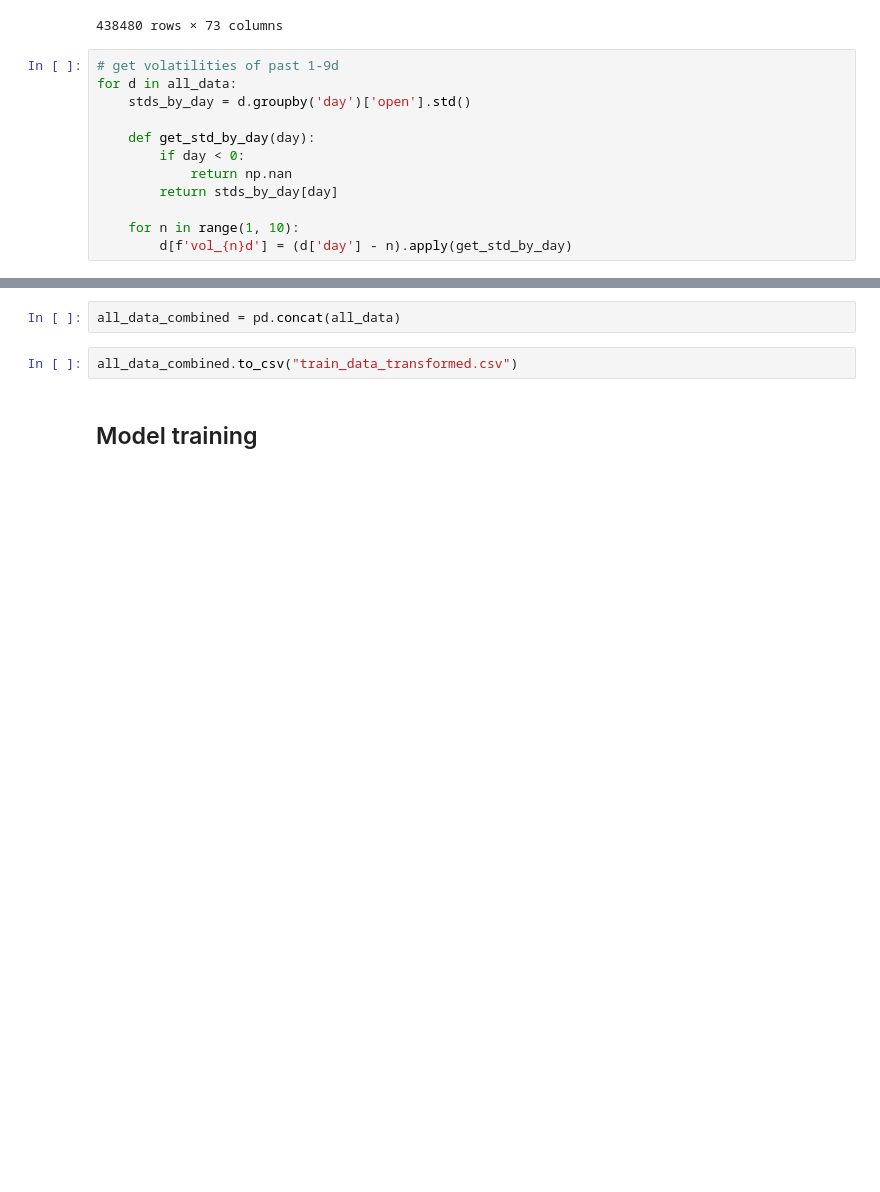
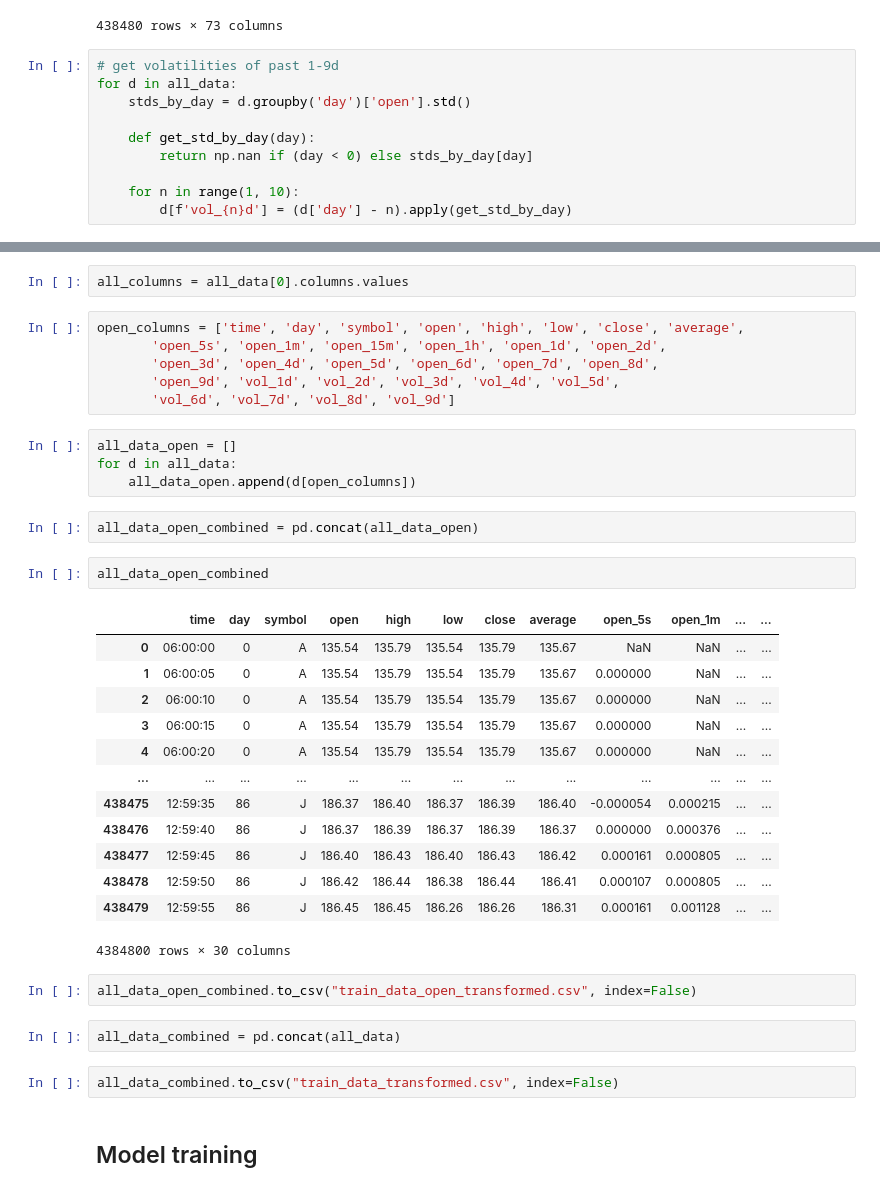
Before and after one commit to dydx314/stats202, a Jupyter notebook: project.ipynb, the cells around one changed output, grey strips where cells are left out. Drawn from its saved outputs; the diff is of its cells as text; blank space fills up the shorter version.

```diff
--- a/project.ipynb
+++ b/project.ipynb
@@ -127,9 +127,7 @@ for d in all_data:
     stds_by_day = d.groupby('day')['open'].std()
 
     def get_std_by_day(day):
-        if day < 0:
-            return np.nan
-        return stds_by_day[day]
+        return np.nan if (day < 0) else stds_by_day[day]
 
     for n in range(1, 10):
         d[f'vol_{n}d'] = (d['day'] - n).apply(get_std_by_day)
@@ -138,7 +150,39 @@ all_data[0]
+# %%
+all_columns = all_data[0].columns.values
+# %%
+open_columns = ['time', 'day', 'symbol', 'open', 'high', 'low', 'close', 'average',
+       'open_5s', 'open_1m', 'open_15m', 'open_1h', 'open_1d', 'open_2d',
+       'open_3d', 'open_4d', 'open_5d', 'open_6d', 'open_7d', 'open_8d',
+       'open_9d', 'vol_1d', 'vol_2d', 'vol_3d', 'vol_4d', 'vol_5d',
+       'vol_6d', 'vol_7d', 'vol_8d', 'vol_9d']
+# %%
+all_data_open = []
+for d in all_data:
+    all_data_open.append(d[open_columns])
+# %%
+all_data_open_combined = pd.concat(all_data_open)
+# %%
+all_data_open_combined
+# %% [output]
+|  | time | day | symbol | open | high | low | close | average | open_5s | open_1m | ... | ... |
+| 0 | 06:00:00 | 0 | A | 135.54 | 135.79 | 135.54 | 135.79 | 135.67 | NaN | NaN | ... | ... |
+| 1 | 06:00:05 | 0 | A | 135.54 | 135.79 | 135.54 | 135.79 | 135.67 | 0.000000 | NaN | ... | ... |
+| 2 | 06:00:10 | 0 | A | 135.54 | 135.79 | 135.54 | 135.79 | 135.67 | 0.000000 | NaN | ... | ... |
+| 3 | 06:00:15 | 0 | A | 135.54 | 135.79 | 135.54 | 135.79 | 135.67 | 0.000000 | NaN | ... | ... |
+| 4 | 06:00:20 | 0 | A | 135.54 | 135.79 | 135.54 | 135.79 | 135.67 | 0.000000 | NaN | ... | ... |
+| ... | ... | ... | ... | ... | ... | ... | ... | ... | ... | ... | ... | ... |
+| 438475 | 12:59:35 | 86 | J | 186.37 | 186.40 | 186.37 | 186.39 | 186.40 | -0.000054 | 0.000215 | ... | ... |
+| 438476 | 12:59:40 | 86 | J | 186.37 | 186.39 | 186.37 | 186.39 | 186.37 | 0.000000 | 0.000376 | ... | ... |
+| 438477 | 12:59:45 | 86 | J | 186.40 | 186.43 | 186.40 | 186.43 | 186.42 | 0.000161 | 0.000805 | ... | ... |
+| 438478 | 12:59:50 | 86 | J | 186.42 | 186.44 | 186.38 | 186.44 | 186.41 | 0.000107 | 0.000805 | ... | ... |
+| 438479 | 12:59:55 | 86 | J | 186.45 | 186.45 | 186.26 | 186.26 | 186.31 | 0.000161 | 0.001128 | ... | ... |
+4384800 rows × 30 columns
+# %%
+all_data_open_combined.to_csv("train_data_open_transformed.csv", index=False)
 # %%
 all_data_combined = pd.concat(all_data)
 # %%
-all_data_combined.to_csv("train_data_transformed.csv")
+all_data_combined.to_csv("train_data_transformed.csv", index=False)
 # %% [markdown]
 ## Model training
 # %%
```
Also changed, not shown: parts of 4 cells of this notebook, 9 other files.
